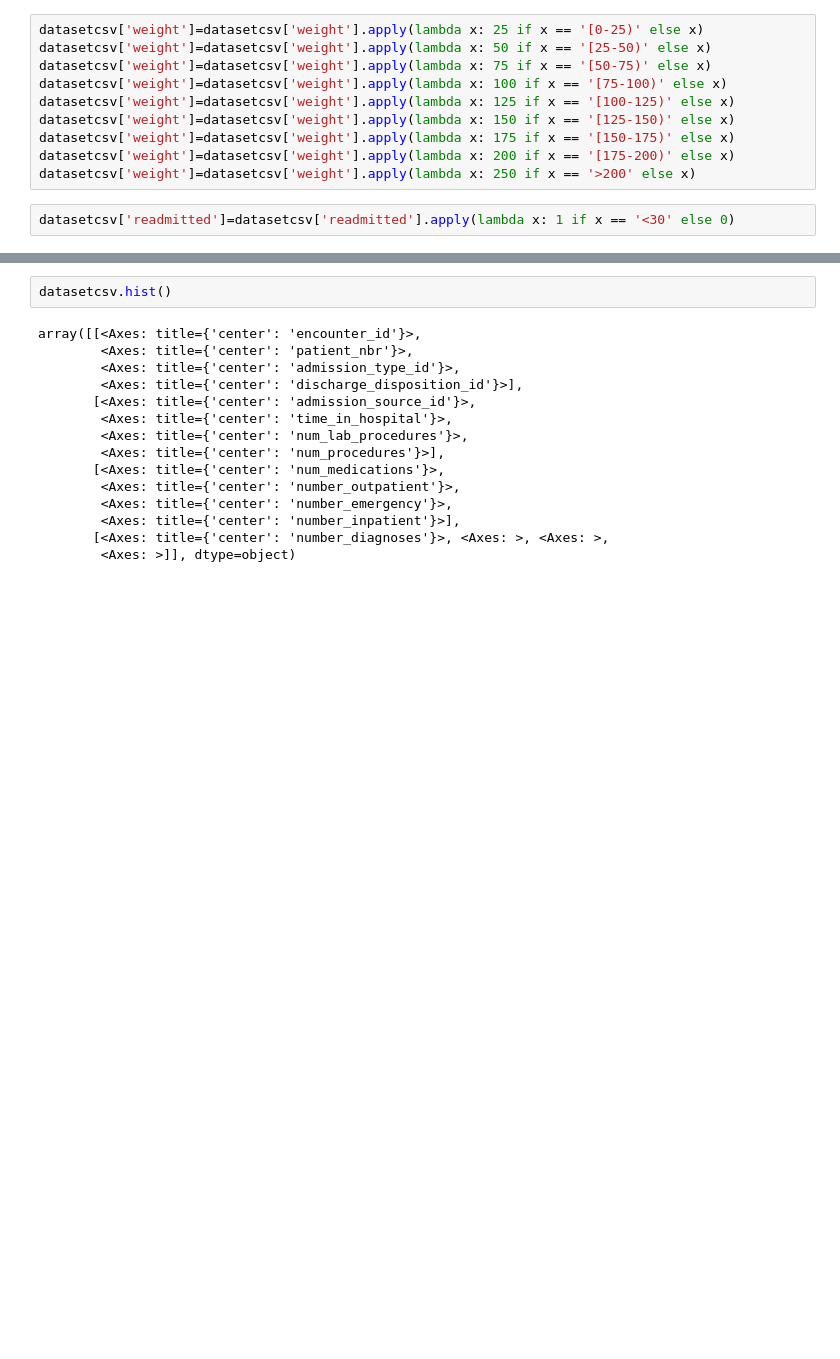
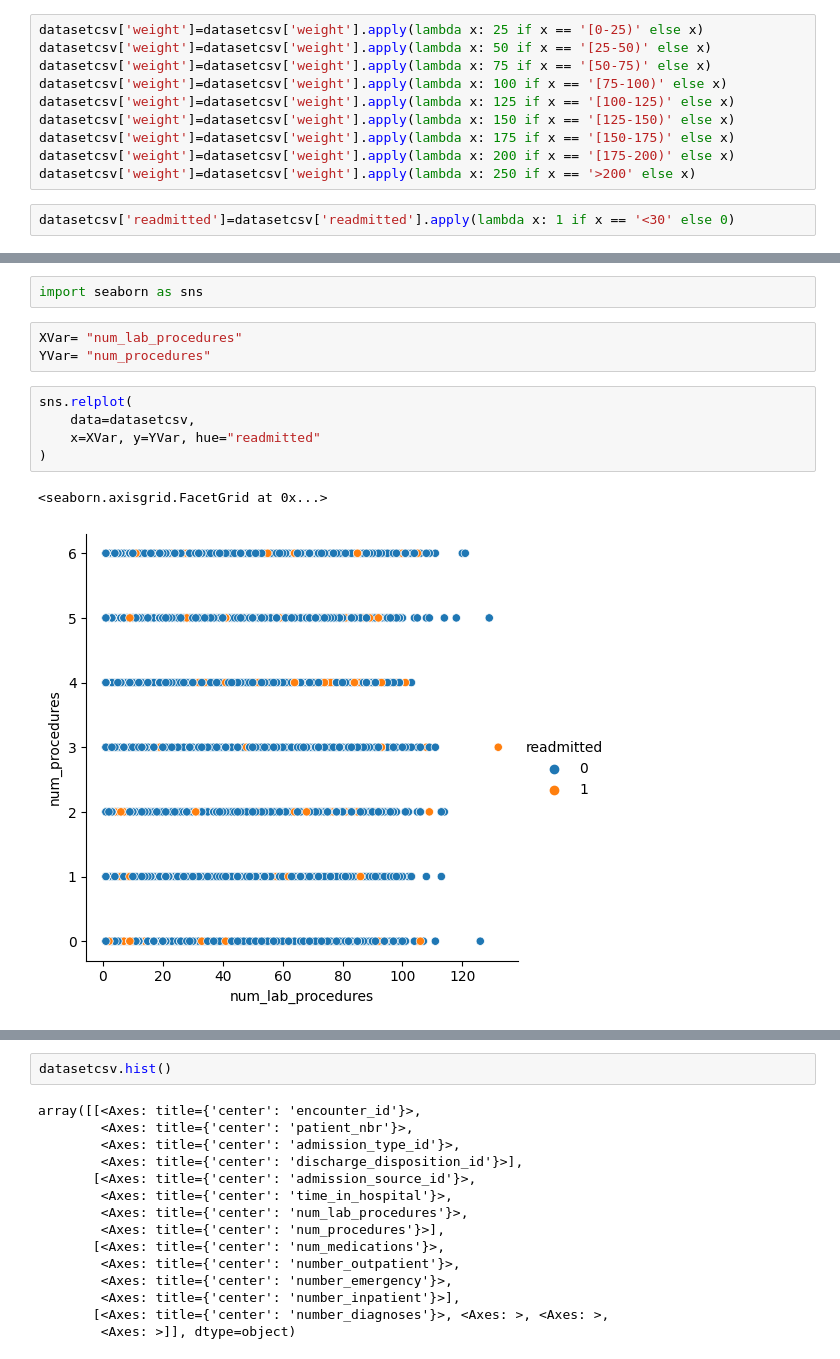
Before and after one commit to No-Country-simulation/c19-109-m-data-bi, a Jupyter notebook: Diabetes.ipynb, the cells around one changed output, grey strips where cells are left out. Drawn from its saved outputs; the diff is of its cells as text; blank space fills up the shorter version.

```diff
--- a/Diabetes.ipynb
+++ b/Diabetes.ipynb
@@ -104,0 +105,13 @@ datasetcsv.describe()
+# %%
+import seaborn as sns
+# %%
+XVar= "num_lab_procedures"
+YVar= "num_procedures"
+# %%
+sns.relplot(
+    data=datasetcsv,
+    x=XVar, y=YVar, hue="readmitted"
+)
+# %% [output]
+<seaborn.axisgrid.FacetGrid at 0x...>
+[figure, added]
```
Also changed, not shown: parts of 12 cells of this notebook.
